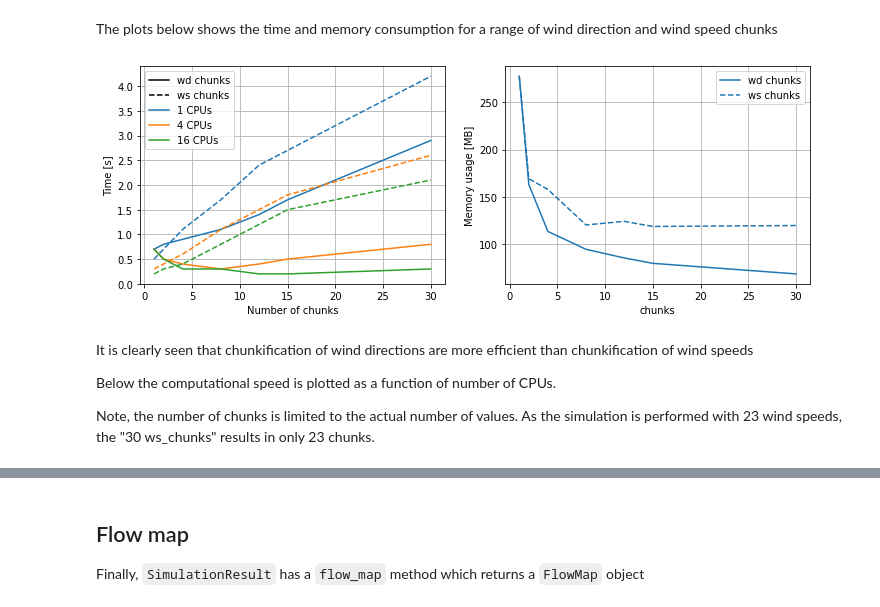
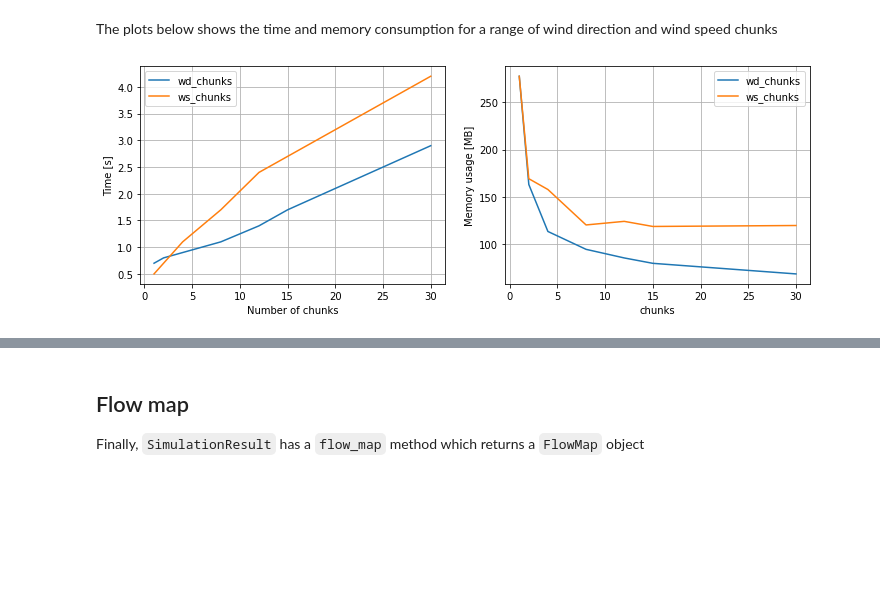
Before and after one commit to geoxiadis/smth, a Jupyter notebook: docs/notebooks/RunWindFarmSimulation.ipynb, the cells around one changed output, grey strips where cells are left out. Drawn from its saved outputs; the diff is of its cells as text; code cells hidden in the pictures; blank space fills up the shorter version.

```diff
--- a/docs/notebooks/RunWindFarmSimulation.ipynb
+++ b/docs/notebooks/RunWindFarmSimulation.ipynb
@@ -255,34 +254,17 @@ sim_res_time = wf_model(x, y, # wind turbine positions
 # %% [markdown]
 The plots below shows the time and memory consumption for a range of wind direction and wind speed chunks
 # %%
-data = {'wd_chunks': {'n':[1, 2, 4, 8, 12, 15, 30],
-                      'n_cpu':[1, 2, 4, 8, 16, 32],
-                      't':[[0.7, 0.8, 0.9, 1.1, 1.4, 1.7, 2.9], [0.6, 0.5, 0.5, 0.6, 0.8, 0.9, 1.6], [0.7, 0.5, 0.4, 0.3, 0.4, 0.5, 0.8], [0.6, 0.5, 0.3, 0.2, 0.3, 0.3, 0.5], [0.7, 0.5, 0.3, 0.3, 0.2, 0.2, 0.3], [0.7, 0.5, 0.3, 0.3, 0.2, 0.2, 0.2]],
+data = {'wd_chunks': {'n':[1, 2, 4, 8, 12, 15, 30], 'n_cpu':[1, 2, 4, 8, 16, 32], 't':[0.7, 0.8, 0.9, 1.1, 1.4, 1.7, 2.9],
                       'mem':[277.5, 163.0, 113.3, 94.4, 85.3, 79.6, 68.4]},
-        'ws_chunks': {'n':[1, 2, 4, 8, 12, 15, 30],
-                      'n_cpu':[1, 2, 4, 8, 16, 32],
-                      't':[[0.5, 0.7, 1.1, 1.7, 2.4, 2.7, 4.2], [0.5, 0.6, 0.8, 1.3, 1.8, 2.3, 3.1], [0.3, 0.4, 0.6, 1.1, 1.5, 1.8, 2.6], [0.3, 0.3, 0.5, 0.9, 1.2, 1.6, 2.3], [0.2, 0.3, 0.4, 0.8, 1.2, 1.5, 2.1], [0.3, 0.3, 0.5, 0.9, 1.3, 1.5, 2.3]],
+        'ws_chunks': {'n':[1, 2, 4, 8, 12, 15, 30], 'n_cpu':[1, 2, 4, 8, 16, 32], 't':[0.5, 0.7, 1.1, 1.7, 2.4, 2.7, 4.2],
                       'mem':[277.4, 169.1, 157.7, 120.2, 124.0, 118.6, 119.6]}}
 
 ax1,ax2 = plt.subplots(1,2,figsize=(12,4))[1]
-ax1.plot([],'-k', label='wd chunks')
-ax1.plot([],'--k', label='ws chunks')
 
-for n_cpu in [1,4,16]:
-    d = data['wd_chunks']
-    i = d['n_cpu'].index(n_cpu)
-    c = ax1.plot(d['n'], d['t'][i], label=f'{n_cpu} CPUs')[0].get_color()
-    ax1.plot(data['ws_chunks']['n'], data['ws_chunks']['t'][i], '--', color=c)
+for k, d in data.items():
+    ax1.plot(d['n'], d['t'], label=k)
+    ax2.plot(d['n'], d['mem'], label=k)
 setup_plot(ax=ax1, ylabel='Time [s]', xlabel='Number of chunks')
-
-c = ax2.plot(data['wd_chunks']['n'], data['wd_chunks']['mem'], label='wd chunks')[0].get_color()
-ax2.plot(data['ws_chunks']['n'], data['ws_chunks']['mem'], '--', color=c, label='ws chunks')
 setup_plot(ax=ax2, ylabel='Memory usage [MB]', xlabel='chunks')
 # %% [output]
-[figure, old version]
+[figure, new version]
-# %% [markdown]
-It is clearly seen that chunkification of wind directions are more efficient than chunkification of wind speeds
-
-Below the computational speed is plotted as a function of number of CPUs.
-
-Note, the number of chunks is limited to the actual number of values. As the simulation is performed with 23 wind speeds, the "30 ws_chunks" results in only 23 chunks.
```
Also changed, not shown: parts of 9 cells of this notebook, 2 other files.
